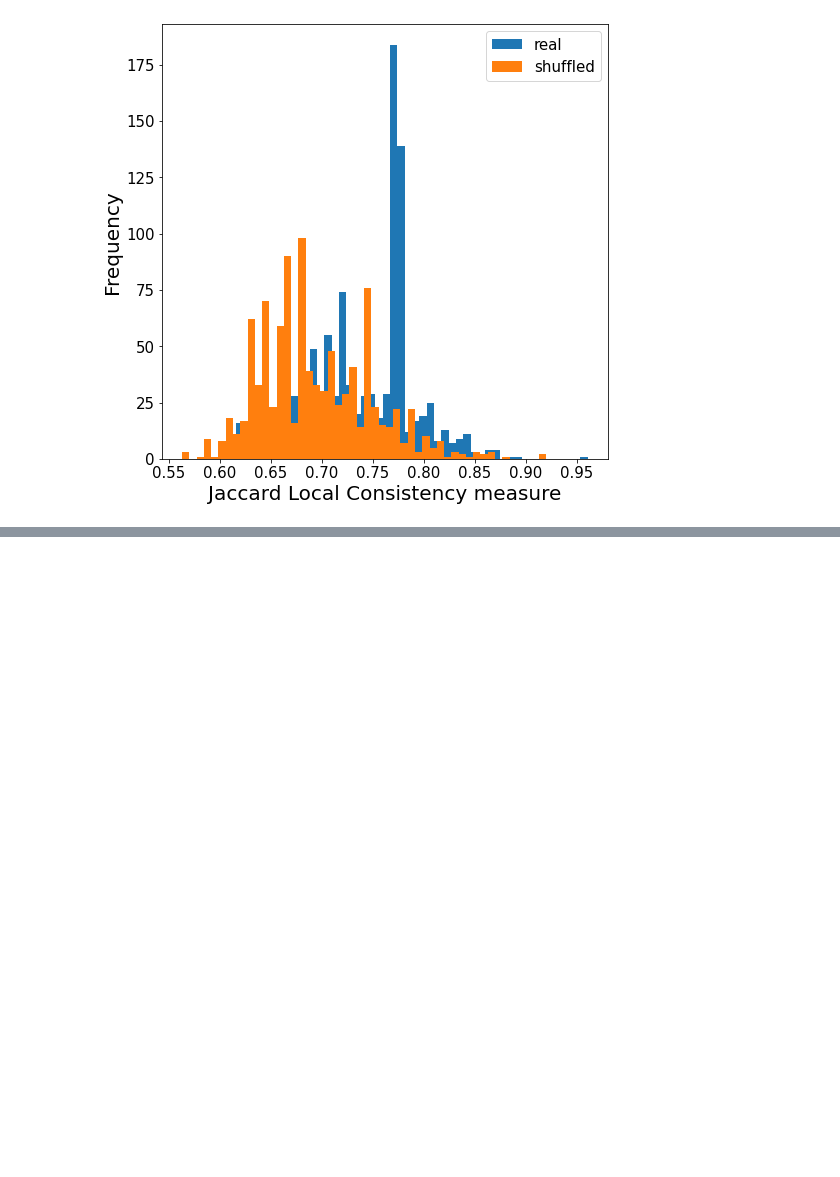
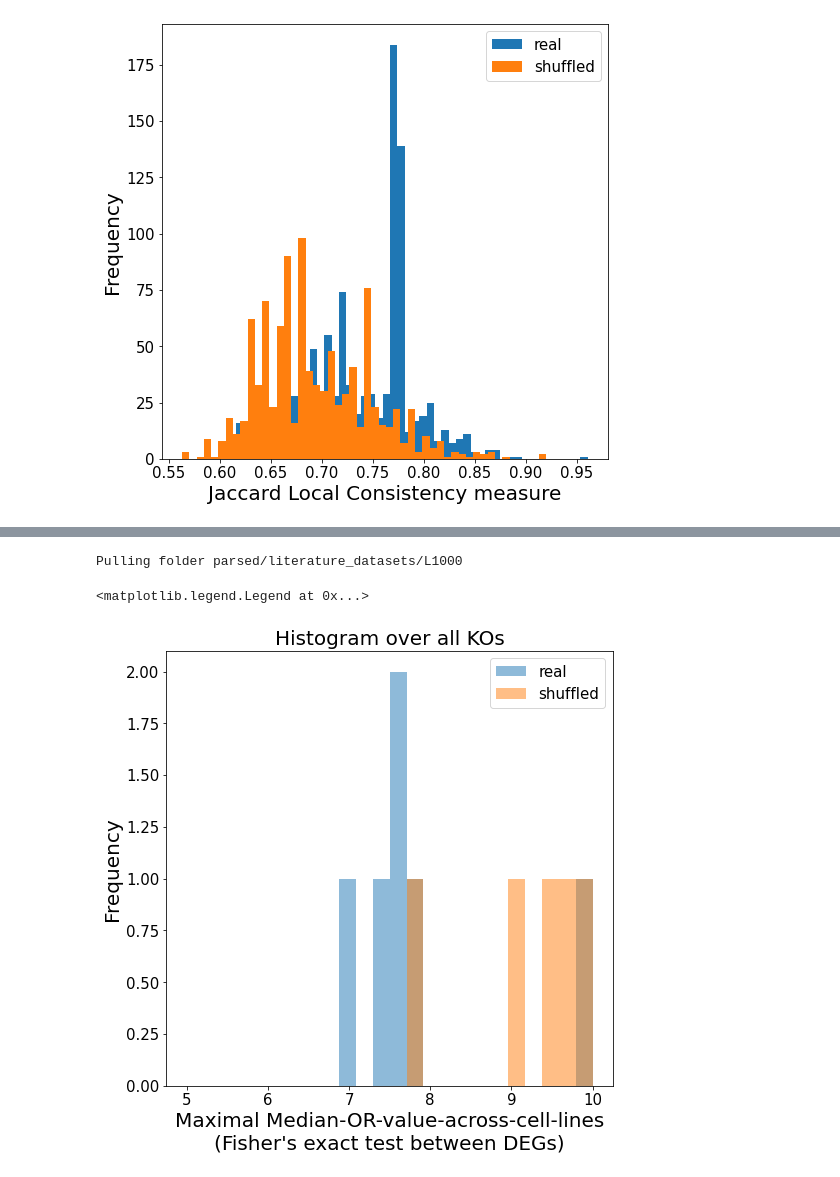
Before and after one commit to RelationRx/ds-ada-phenotype, a Jupyter notebook: LINCS_EDA_DEGs.ipynb, the cells around one changed output, grey strips where cells are left out. Drawn from its saved outputs; the diff is of its cells as text; code cells hidden in the pictures; blank space fills up the shorter version.

```diff
--- a/LINCS_EDA_DEGs.ipynb
+++ b/LINCS_EDA_DEGs.ipynb
@@ -122,0 +151,60 @@ Text(0.5, 0, 'Jaccard Local Consistency measure')
+# %%
+from tools.metrics import vectorized_DEG_crosstab_distance
+
+#For the full dataset this could take some time so i'll load up some cut down data
+num_KOs = 100
+lincs_cut, lincs_genes_cut, _ = get_lincs()
+lincs_cut, lincs_genes_cut = lincs_cut[:num_KOs,:,:], lincs_genes_cut[:num_KOs]
+
+THRESH = 1.96
+lincs_cut[abs(lincs_cut) < THRESH] = 0
+lincs_cut[lincs_cut > THRESH] = 1
+lincs_cut[lincs_cut < -THRESH] = -1
+
+lincs_cut_shuffled = np.copy(lincs_cut)
+for cell_line in np.arange(lincs_cut.shape[-1]):
+    order = np.arange(lincs_cut.shape[0])
+    np.random.shuffle(order)
+    lincs_cut_shuffled[:,:,cell_line] = lincs_cut[order,:,cell_line]
+# %% [output]
+Pulling folder parsed/literature_datasets/L1000
+# %%
+odds_ratios = {name: [] for name in ['real','shuffled']}
+pvals = {name: [] for name in ['real','shuffled']}
+
+for dset, name in zip((lincs_cut, lincs_cut_shuffled), ('real','shuffled')):
+    for idx in np.arange(lincs_cut.shape[-1]):
+        ors, ps = vectorized_DEG_crosstab_distance(
+            dset[:,:,idx],                  #our DEG data for a single cell line
+            n = 2,                          #binarize the data instead of trinarising
+            eps = 1e-6,                     #tolerance to add to contingency tables in the case that row or column marginals are zero for some row/column
+            alt = 'greater'                 #alternative hypothesis to test - i.e. p-value reflects the chance of observing >= this many DEG overlaps compared with the null
+            )
+        odds_ratios[name].append(ors)
+        pvals[name].append(ps)
+
+odds_ratios = {name: np.stack(odds_ratios[name]) for name in odds_ratios}
+pvals = {name: np.stack(pvals) for name in odds_ratios}
+# %%
+for name in odds_ratios:
+    odds_ratios[name][np.isnan(odds_ratios[name])] = 1
+# %%
+fig,ax = plt.subplots(1, figsize = (8,8))
+indices = np.triu_indices(pvals['real'].shape[-1], 1)
+for name in ['real','shuffled']:
+    ax.hist(
+        np.max(
+            np.mean(odds_ratios[name],axis = 0),
+            axis = 1),
+        bins = np.linspace(5,10,25),
+        alpha = 0.5,
+        label = name
+        )
+ax.tick_params(labelsize = 15)
+ax.set_xlabel("Maximal Median-OR-value-across-cell-lines\n(Fisher's exact test between DEGs)", size = 20)
+ax.set_ylabel("Frequency", size = 20)
+ax.set_title("Histogram over all KOs", size = 20)
+ax.legend(prop = {'size':15})
+# %% [output]
+<matplotlib.legend.Legend at 0x...>
+[figure, added]
```
Also changed, not shown: parts of 6 cells of this notebook.
